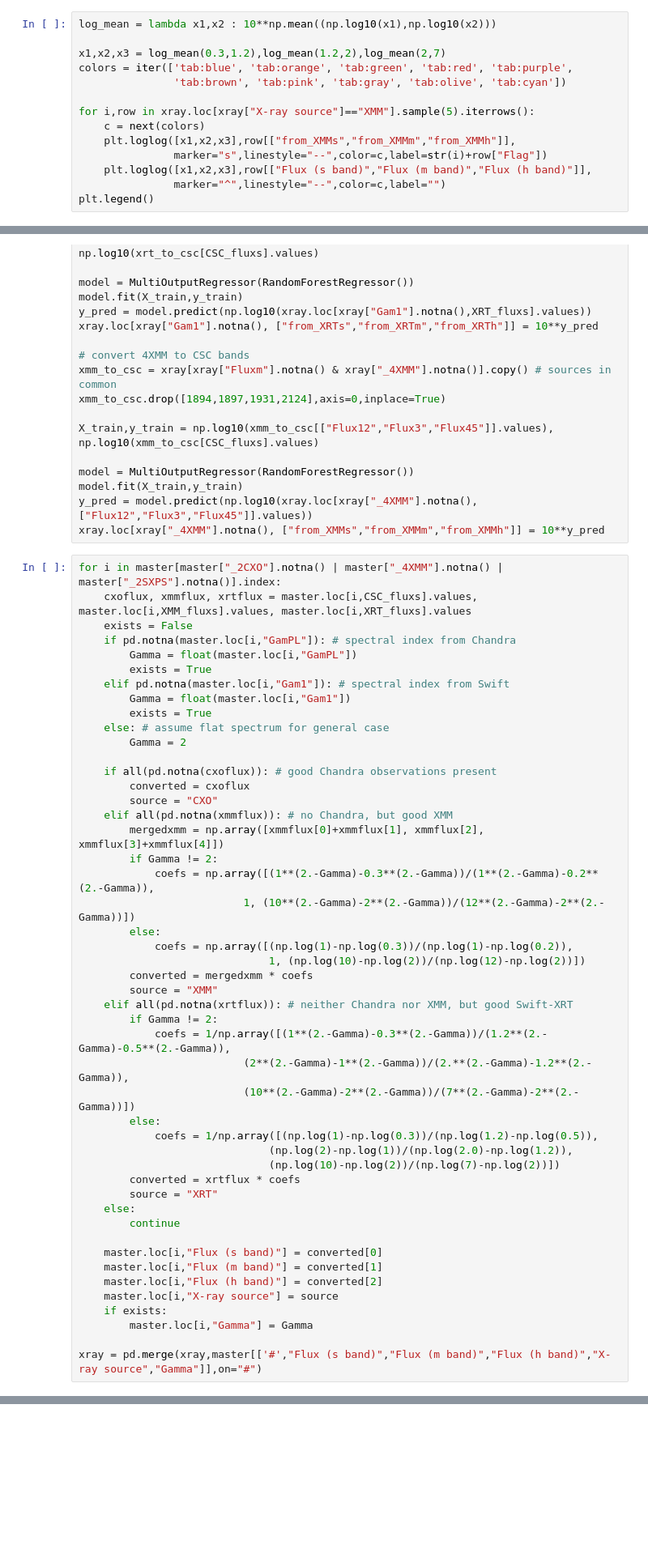
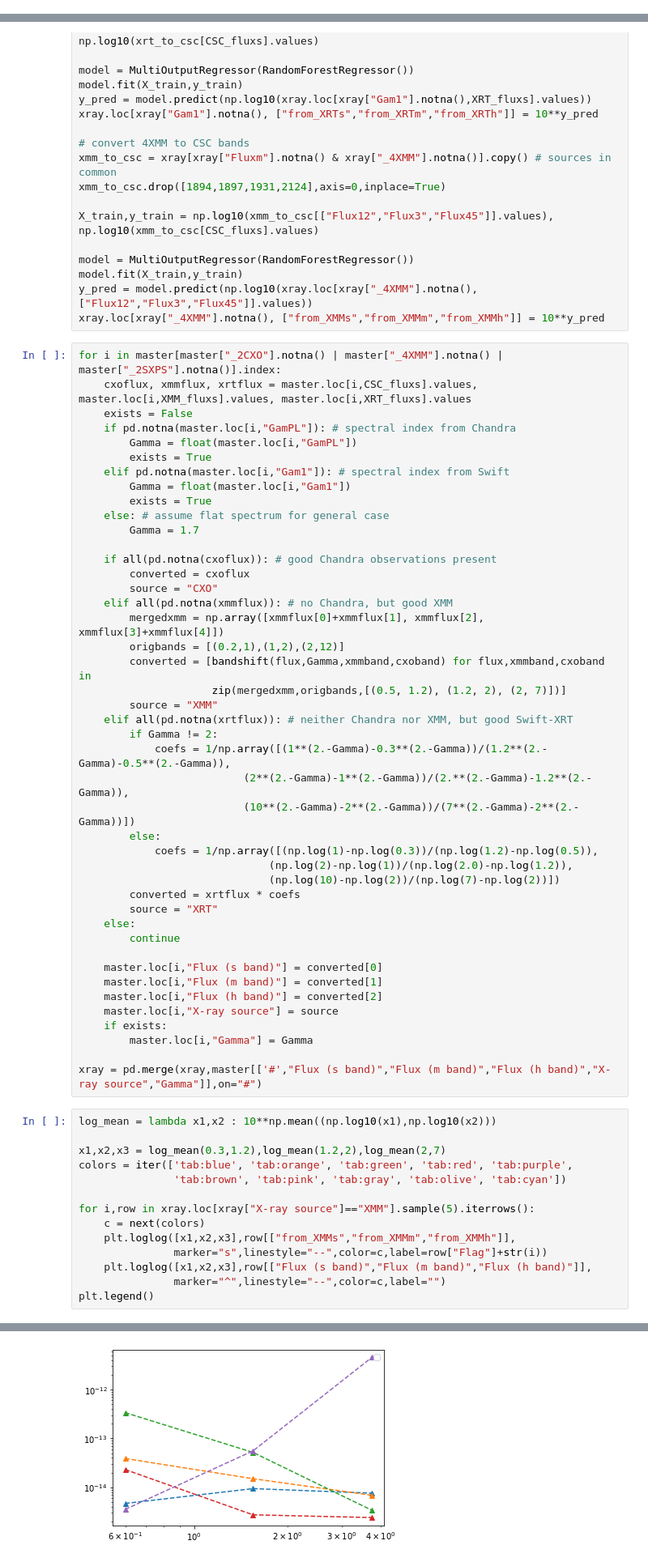
Before and after one commit to cgobat/XDBS-old, a Jupyter notebook: crossmatch.ipynb, the cells around one changed output, grey strips where cells are left out. Shown at 81% size. Cells and saved outputs as stored; diff of their text form; blank space fills up the shorter version.

```diff
--- a/crossmatch.ipynb
+++ b/crossmatch.ipynb
@@ -354,17 +368,3 @@ CXO+XMM+XRT    13
 XMM+XRT        10
 CXO+XRT         7
 Name: Flag, dtype: int64
-# %%
-log_mean = lambda x1,x2 : 10**np.mean((np.log10(x1),np.log10(x2)))
-
-x1,x2,x3 = log_mean(0.3,1.2),log_mean(1.2,2),log_mean(2,7)
-colors = iter(['tab:blue', 'tab:orange', 'tab:green', 'tab:red', 'tab:purple',
-               'tab:brown', 'tab:pink', 'tab:gray', 'tab:olive', 'tab:cyan'])
-
-for i,row in xray.loc[xray["X-ray source"]=="XMM"].sample(5).iterrows():
-    c = next(colors)
-    plt.loglog([x1,x2,x3],row[["from_XMMs","from_XMMm","from_XMMh"]],
-               marker="s",linestyle="--",color=c,label=str(i)+row["Flag"])
-    plt.loglog([x1,x2,x3],row[["Flux (s band)","Flux (m band)","Flux (h band)"]],
-               marker="^",linestyle="--",color=c,label="")
-plt.legend()
@@ -407,20 +404,16 @@ for i in master[master["_2CXO"].notna() | master["_4XMM"].notna() | master["_2SX
         Gamma = float(master.loc[i,"Gam1"])
         exists = True
     else: # assume flat spectrum for general case
-        Gamma = 2
+        Gamma = 1.7
 
     if all(pd.notna(cxoflux)): # good Chandra observations present
         converted = cxoflux
         source = "CXO"
     elif all(pd.notna(xmmflux)): # no Chandra, but good XMM
         mergedxmm = np.array([xmmflux[0]+xmmflux[1], xmmflux[2], xmmflux[3]+xmmflux[4]])
-        if Gamma != 2:
-            coefs = np.array([(1**(2.-Gamma)-0.3**(2.-Gamma))/(1**(2.-Gamma)-0.2**(2.-Gamma)),
-                          1, (10**(2.-Gamma)-2**(2.-Gamma))/(12**(2.-Gamma)-2**(2.-Gamma))])
-        else:
-            coefs = np.array([(np.log(1)-np.log(0.3))/(np.log(1)-np.log(0.2)),
-                              1, (np.log(10)-np.log(2))/(np.log(12)-np.log(2))])
-        converted = mergedxmm * coefs
+        origbands = [(0.2,1),(1,2),(2,12)]
+        converted = [bandshift(flux,Gamma,xmmband,cxoband) for flux,xmmband,cxoband in
+                     zip(mergedxmm,origbands,[(0.5, 1.2), (1.2, 2), (2, 7)])]
         source = "XMM"
     elif all(pd.notna(xrtflux)): # neither Chandra nor XMM, but good Swift-XRT
         if Gamma != 2:
@@ -444,3 +437,18 @@ for i in master[master["_2CXO"].notna() | master["_4XMM"].notna() | master["_2SX
         master.loc[i,"Gamma"] = Gamma
 
 xray = pd.merge(xray,master[['#',"Flux (s band)","Flux (m band)","Flux (h band)","X-ray source","Gamma"]],on="#")
+# %%
+log_mean = lambda x1,x2 : 10**np.mean((np.log10(x1),np.log10(x2)))
+
+x1,x2,x3 = log_mean(0.3,1.2),log_mean(1.2,2),log_mean(2,7)
+colors = iter(['tab:blue', 'tab:orange', 'tab:green', 'tab:red', 'tab:purple',
+               'tab:brown', 'tab:pink', 'tab:gray', 'tab:olive', 'tab:cyan'])
+
+for i,row in xray.loc[xray["X-ray source"]=="XMM"].sample(5).iterrows():
+    c = next(colors)
+    plt.loglog([x1,x2,x3],row[["from_XMMs","from_XMMm","from_XMMh"]],
+               marker="s",linestyle="--",color=c,label=row["Flag"]+str(i))
+    plt.loglog([x1,x2,x3],row[["Flux (s band)","Flux (m band)","Flux (h band)"]],
+               marker="^",linestyle="--",color=c,label="")
+plt.legend()
+# %% [output]
@@ -447,2 +457,3 @@ xray = pd.merge(xray,master[['#',"Flux (s band)","Flux (m band)","Flux (h band)"
+[figure, added]
 # %%
 master["vsini"] = master["vsini"].apply(pd.to_numeric, errors="coerce")
```
Also changed, not shown: parts of 20 cells of this notebook, 2 other files.
